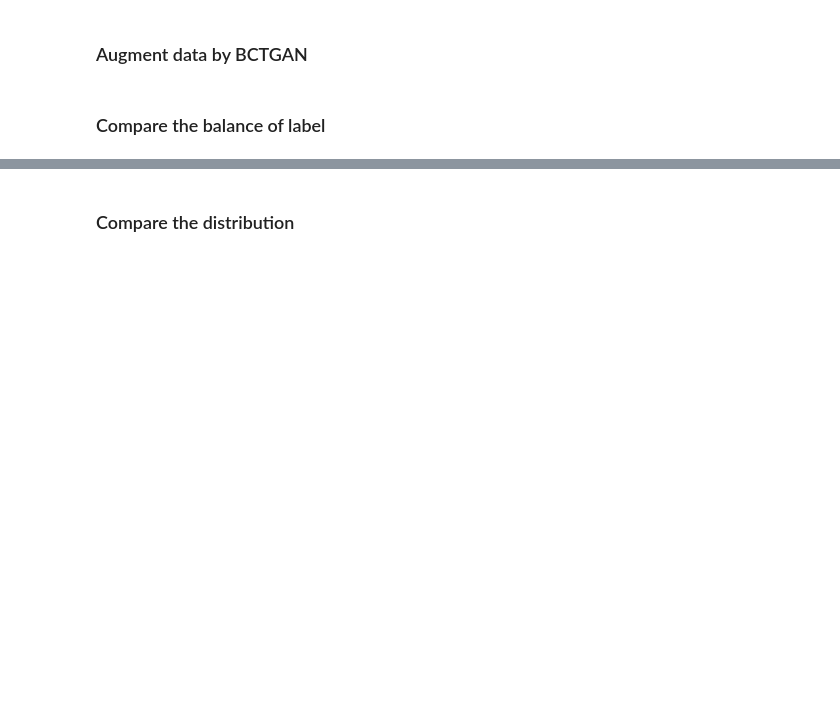
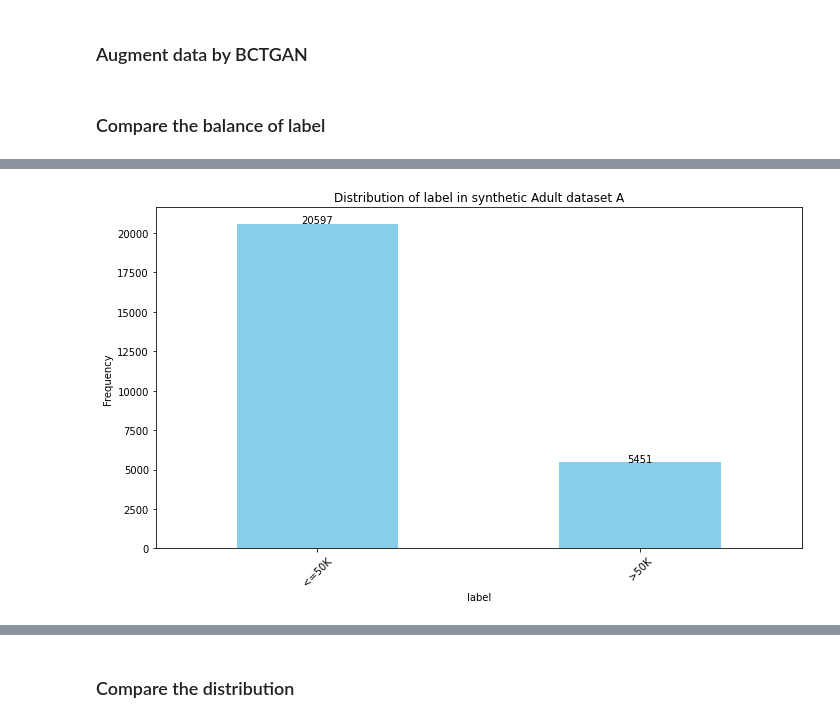
Before and after one commit to Jing-jing-Li/dataset-generation-augmentation, a Jupyter notebook: adult/adult_augmentation.ipynb, the cells around one changed output, grey strips where cells are left out. Drawn from its saved outputs; the diff is of its cells as text; code cells hidden in the pictures; blank space fills up the shorter version.

```diff
--- a/adult/adult_augmentation.ipynb
+++ b/adult/adult_augmentation.ipynb
@@ -4209,6 +4209,9 @@ result_1 = synthesizer_1.sample(train.shape[0])
 result_2 = BCTGAN(train, metadata_obj, label, train.shape[0])
 # %% [markdown]
 ### Compare the balance of label
+# %%
+result_1 = pd.read_csv('../synthetic data/adult/result_CTGAN.csv')
+result_2 = pd.read_csv('../synthetic data/adult/result_BCTGAN.csv')
 # %%
 value_counts = train[label].value_counts()
 plt.figure(figsize=(10, 6))
@@ -4224,15 +4229,17 @@ plt.show()
 # %%
 value_counts = result_1[label].value_counts()
 plt.figure(figsize=(10, 6))
 ax = value_counts.plot(kind='bar', color='skyblue')
-plt.title('Distribution of label in synthetic Intrusion dataset B')
+plt.title('Distribution of label in synthetic Adult dataset A')
 plt.xlabel('label')
 plt.ylabel('Frequency')
 plt.xticks(rotation=45)  # Rotate x-axis labels if needed
 for i, v in enumerate(value_counts):
     ax.text(i, v + 10, str(v), ha='center')
 plt.tight_layout()
 plt.show()
+# %% [output]
+[figure, added]
 # %%
 value_counts = result_2[label].value_counts()
 plt.figure(figsize=(10, 6))
```
Also changed, not shown: parts of 4 cells of this notebook, 6 other files.
